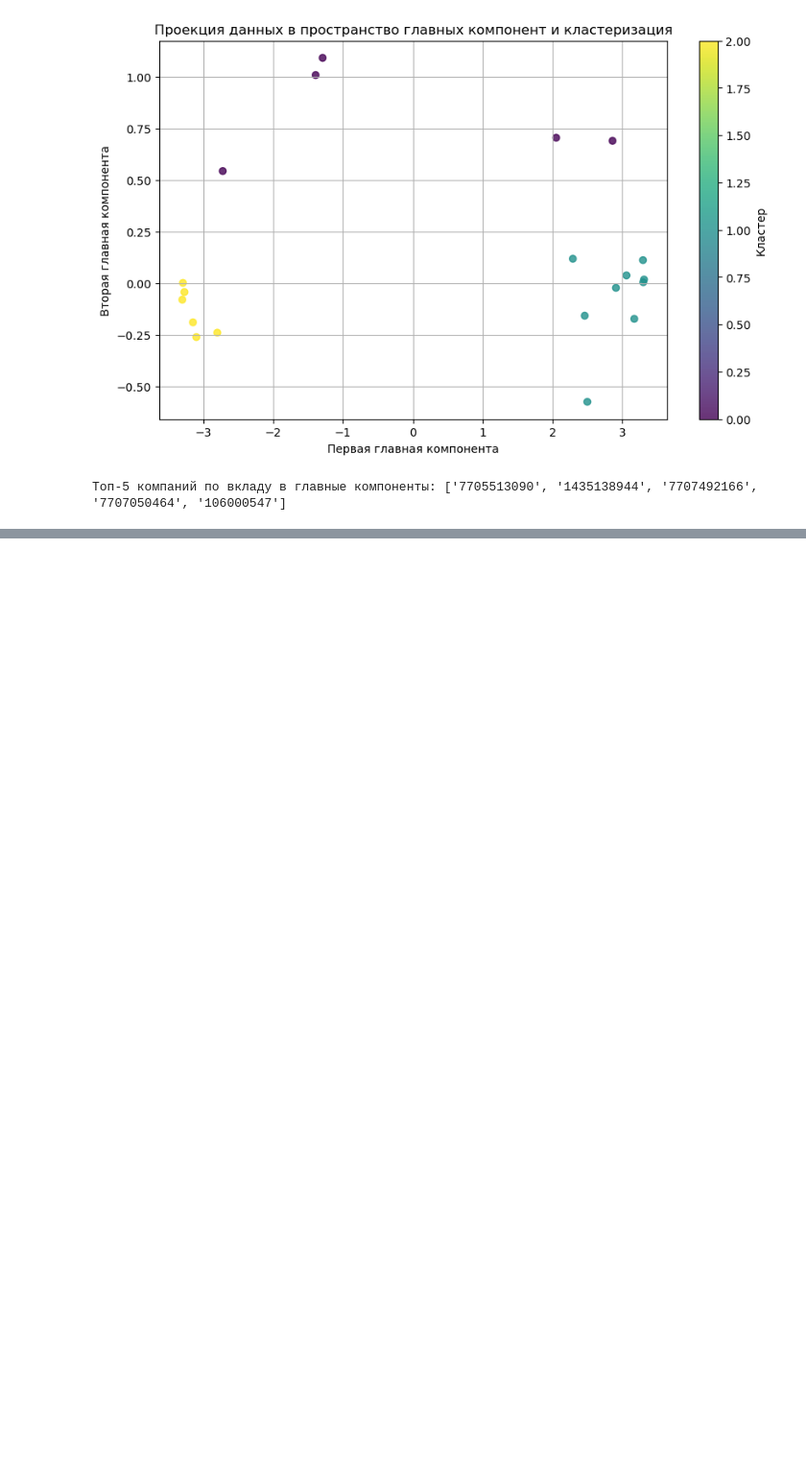
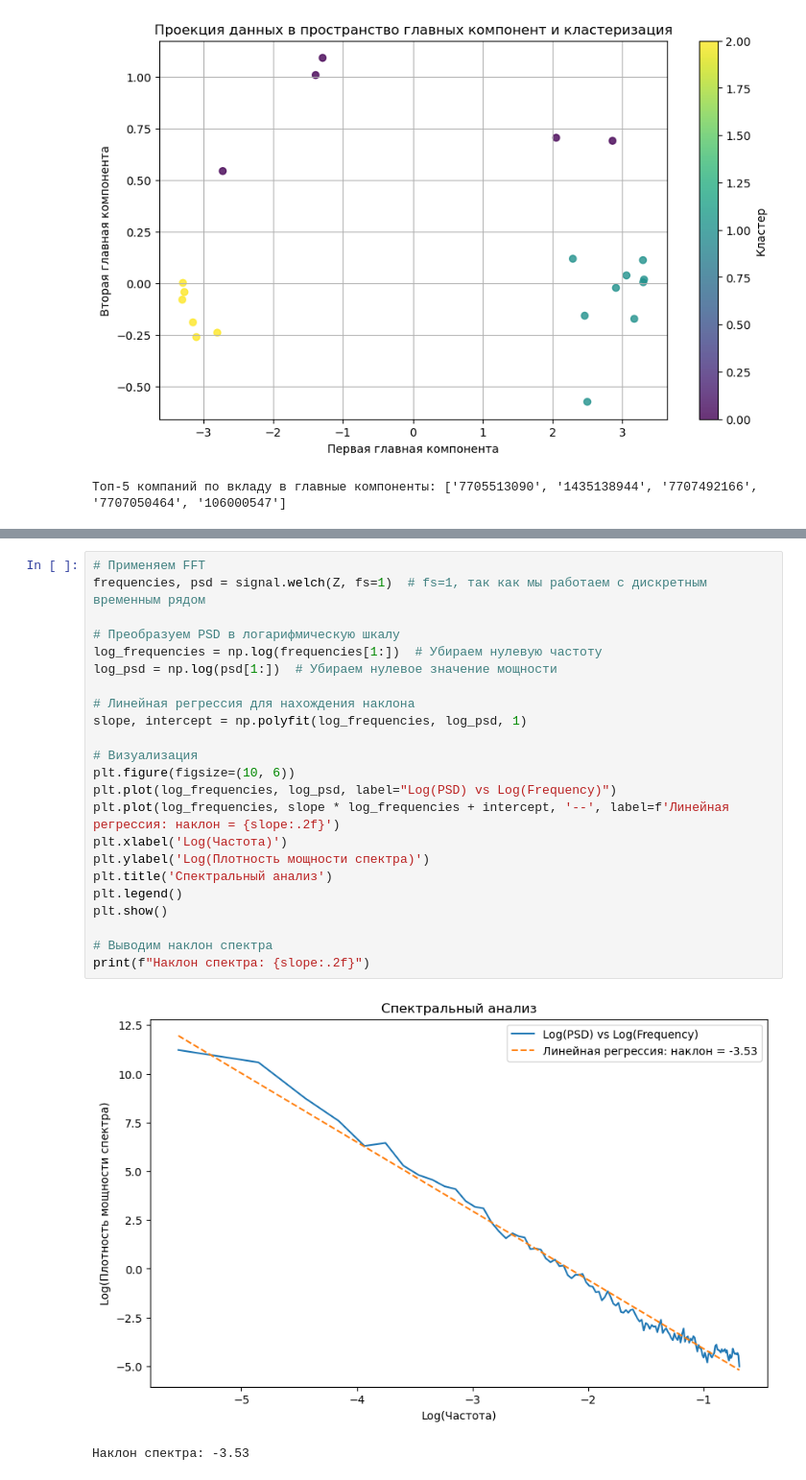
Before and after one commit to DanLip02/Ratings-analysis-project, a Jupyter notebook: jupyter_books/cross_cor_svd_resempl.ipynb, the cells around one changed output, grey strips where cells are left out. Shown at 96% size. Drawn from its saved outputs; the diff is of its cells as text; blank space fills up the shorter version.

```diff
--- a/jupyter_books/cross_cor_svd_resempl.ipynb
+++ b/jupyter_books/cross_cor_svd_resempl.ipynb
@@ -338,0 +451,26 @@ print("Топ-5 компаний по вкладу в главные компо
+# %%
+# Применяем FFT
+frequencies, psd = signal.welch(Z, fs=1)  # fs=1, так как мы работаем с дискретным временным рядом
+
+# Преобразуем PSD в логарифмическую шкалу
+log_frequencies = np.log(frequencies[1:])  # Убираем нулевую частоту
+log_psd = np.log(psd[1:])  # Убираем нулевое значение мощности
+
+# Линейная регрессия для нахождения наклона
+slope, intercept = np.polyfit(log_frequencies, log_psd, 1)
+
+# Визуализация
+plt.figure(figsize=(10, 6))
+plt.plot(log_frequencies, log_psd, label="Log(PSD) vs Log(Frequency)")
+plt.plot(log_frequencies, slope * log_frequencies + intercept, '--', label=f'Линейная регрессия: наклон = {slope:.2f}')
+plt.xlabel('Log(Частота)')
+plt.ylabel('Log(Плотность мощности спектра)')
+plt.title('Спектральный анализ')
+plt.legend()
+plt.show()
+
+# Выводим наклон спектра
+print(f"Наклон спектра: {slope:.2f}")
+# %% [output]
+[figure, added]
+Наклон спектра: -3.53
```
Also changed, not shown: parts of 15 cells of this notebook.
